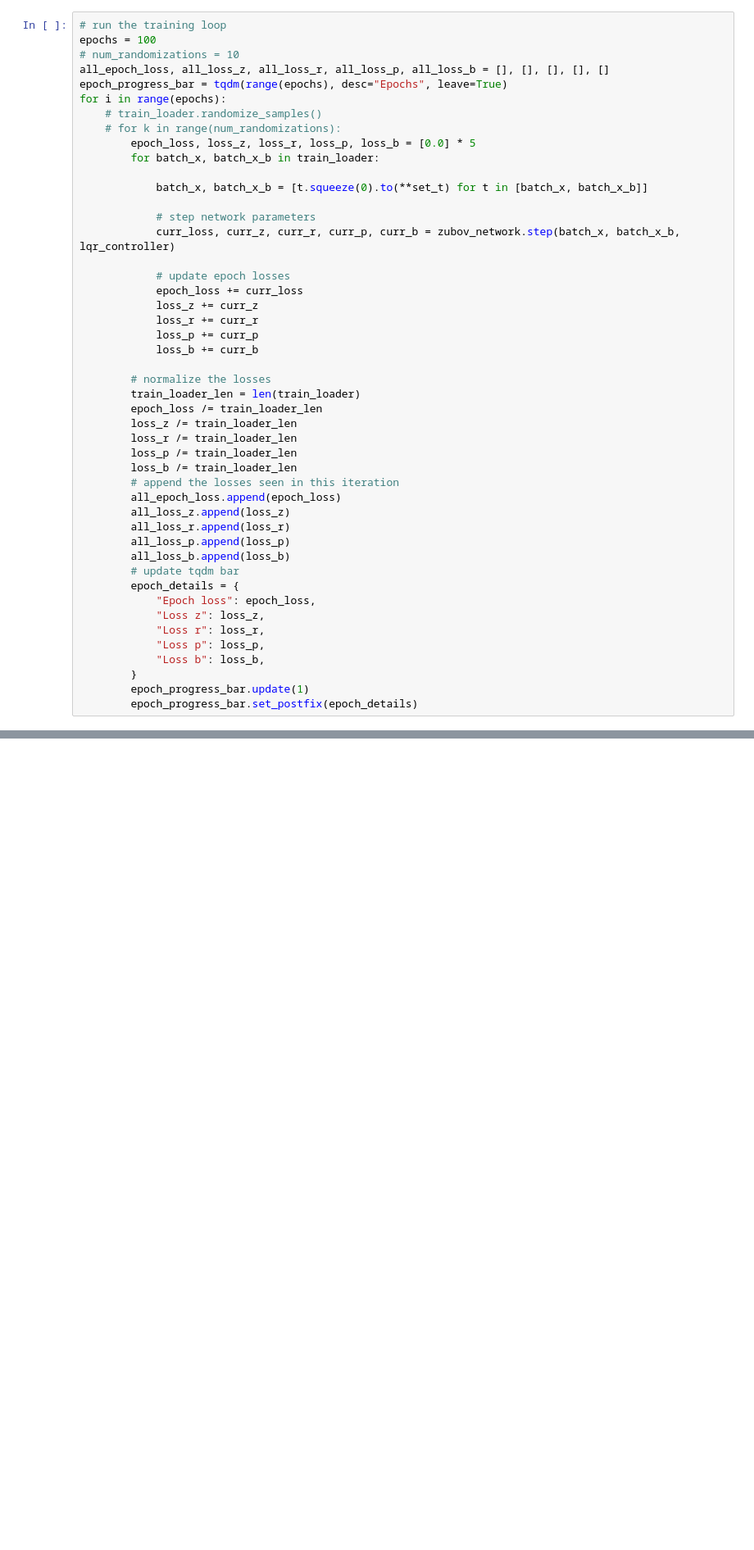
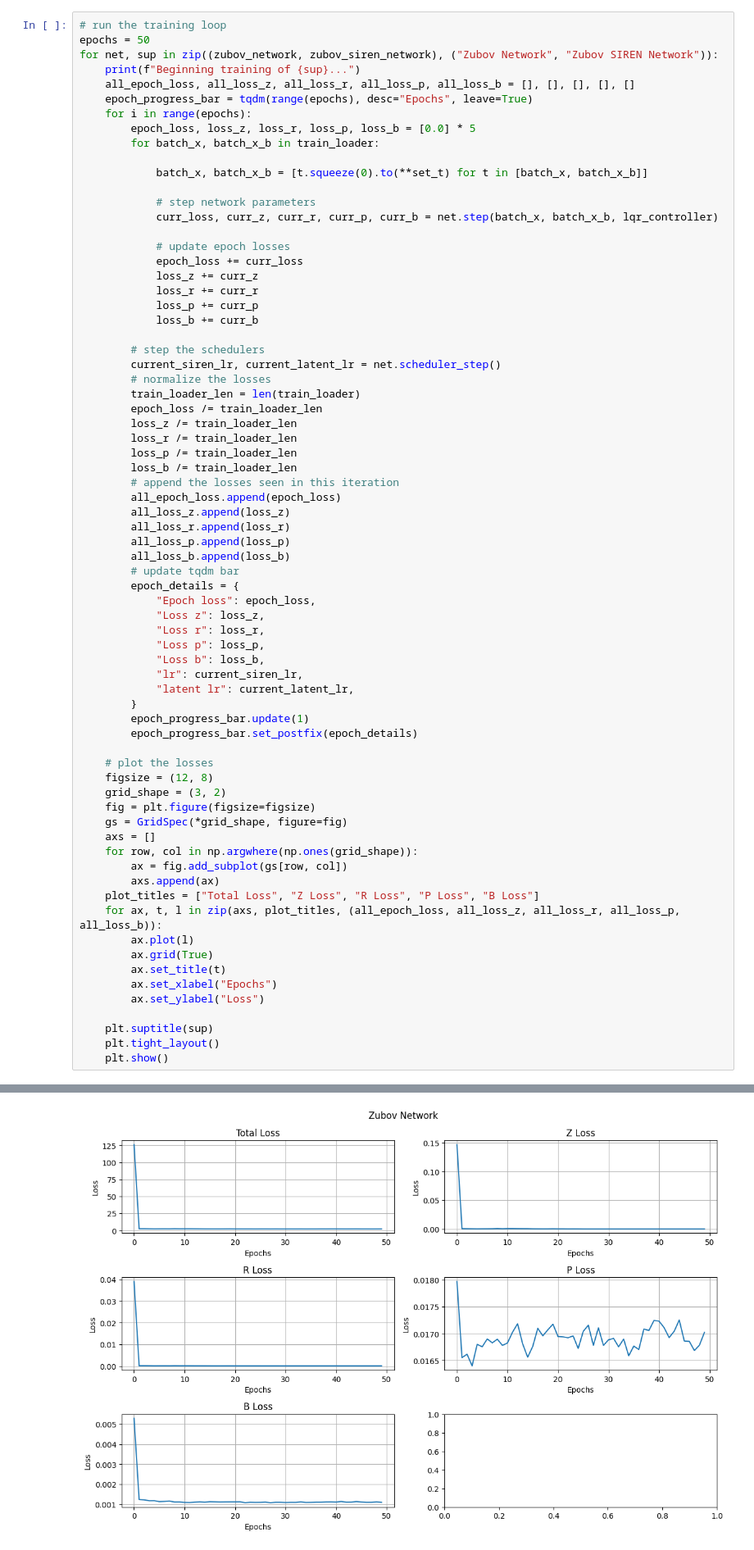
Before and after one commit to jorgejc2/ISS_Lyapunov_Stable_NN_Controllers, a Jupyter notebook: SimpleExamples/inverted_pendulum_plots/inverted_pendulum.ipynb, the cells around one changed output, grey strips where cells are left out. Shown at 82% size. Drawn from its saved outputs; the diff is of its cells as text; blank space fills up the shorter version.

```diff
--- a/SimpleExamples/inverted_pendulum_plots/inverted_pendulum.ipynb
+++ b/SimpleExamples/inverted_pendulum_plots/inverted_pendulum.ipynb
@@ -490,20 +535,19 @@ box_range shape = torch.Size([1, 2])
 input_dim = 2
 # %%
 # run the training loop
-epochs = 100
-# num_randomizations = 10
-all_epoch_loss, all_loss_z, all_loss_r, all_loss_p, all_loss_b = [], [], [], [], []
-epoch_progress_bar = tqdm(range(epochs), desc="Epochs", leave=True)
-for i in range(epochs):
-    # train_loader.randomize_samples()
-    # for k in range(num_randomizations):
+epochs = 50
+for net, sup in zip((zubov_network, zubov_siren_network), ("Zubov Network", "Zubov SIREN Network")):
+    print(f"Beginning training of {sup}...")
+    all_epoch_loss, all_loss_z, all_loss_r, all_loss_p, all_loss_b = [], [], [], [], []
+    epoch_progress_bar = tqdm(range(epochs), desc="Epochs", leave=True)
+    for i in range(epochs):
         epoch_loss, loss_z, loss_r, loss_p, loss_b = [0.0] * 5
         for batch_x, batch_x_b in train_loader:
 
             batch_x, batch_x_b = [t.squeeze(0).to(**set_t) for t in [batch_x, batch_x_b]]
 
             # step network parameters
-            curr_loss, curr_z, curr_r, curr_p, curr_b = zubov_network.step(batch_x, batch_x_b, lqr_controller)
+            curr_loss, curr_z, curr_r, curr_p, curr_b = net.step(batch_x, batch_x_b, lqr_controller)
 
             # update epoch losses
             epoch_loss += curr_loss
@@ -512,6 +556,8 @@ for i in range(epochs):
             loss_p += curr_p
             loss_b += curr_b
 
+        # step the schedulers
+        current_siren_lr, current_latent_lr = net.scheduler_step()
         # normalize the losses
         train_loader_len = len(train_loader)
         epoch_loss /= train_loader_len
@@ -532,6 +578,30 @@ for i in range(epochs):
             "Loss r": loss_r,
             "Loss p": loss_p,
             "Loss b": loss_b,
+            "lr": current_siren_lr,
+            "latent lr": current_latent_lr,
         }
         epoch_progress_bar.update(1)
         epoch_progress_bar.set_postfix(epoch_details)
+
+    # plot the losses
+    figsize = (12, 8)
+    grid_shape = (3, 2)
+    fig = plt.figure(figsize=figsize)
+    gs = GridSpec(*grid_shape, figure=fig)
+    axs = []
+    for row, col in np.argwhere(np.ones(grid_shape)):
+        ax = fig.add_subplot(gs[row, col])
+        axs.append(ax)
+    plot_titles = ["Total Loss", "Z Loss", "R Loss", "P Loss", "B Loss"]
+    for ax, t, l in zip(axs, plot_titles, (all_epoch_loss, all_loss_z, all_loss_r, all_loss_p, all_loss_b)):
+        ax.plot(l)
+        ax.grid(True)
+        ax.set_title(t)
+        ax.set_xlabel("Epochs")
+        ax.set_ylabel("Loss")
+
+    plt.suptitle(sup)
+    plt.tight_layout()
+    plt.show()
+# %% [output]
@@ -537,0 +609 @@ for i in range(epochs):
+[figure, added]
```
Also changed, not shown: parts of 11 cells of this notebook, 4 other files.
